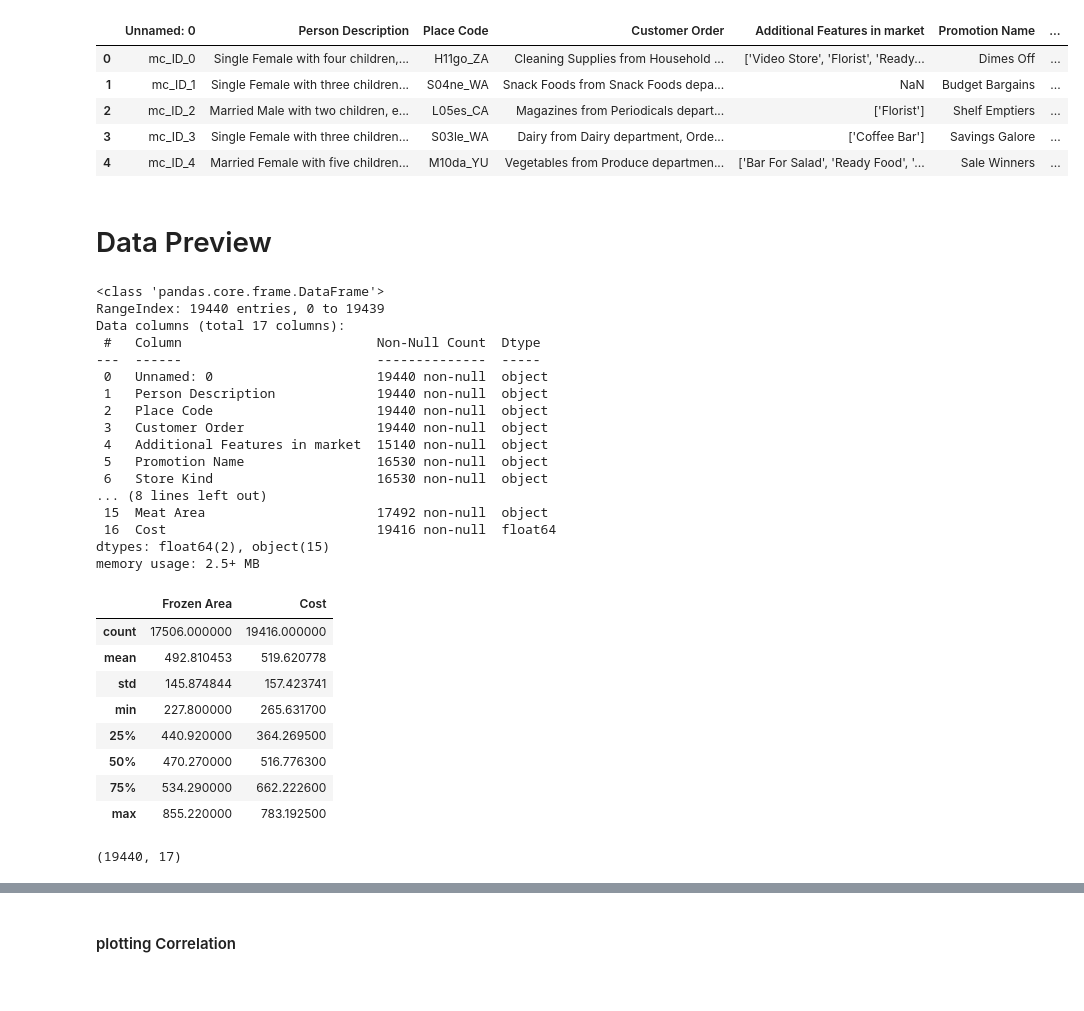
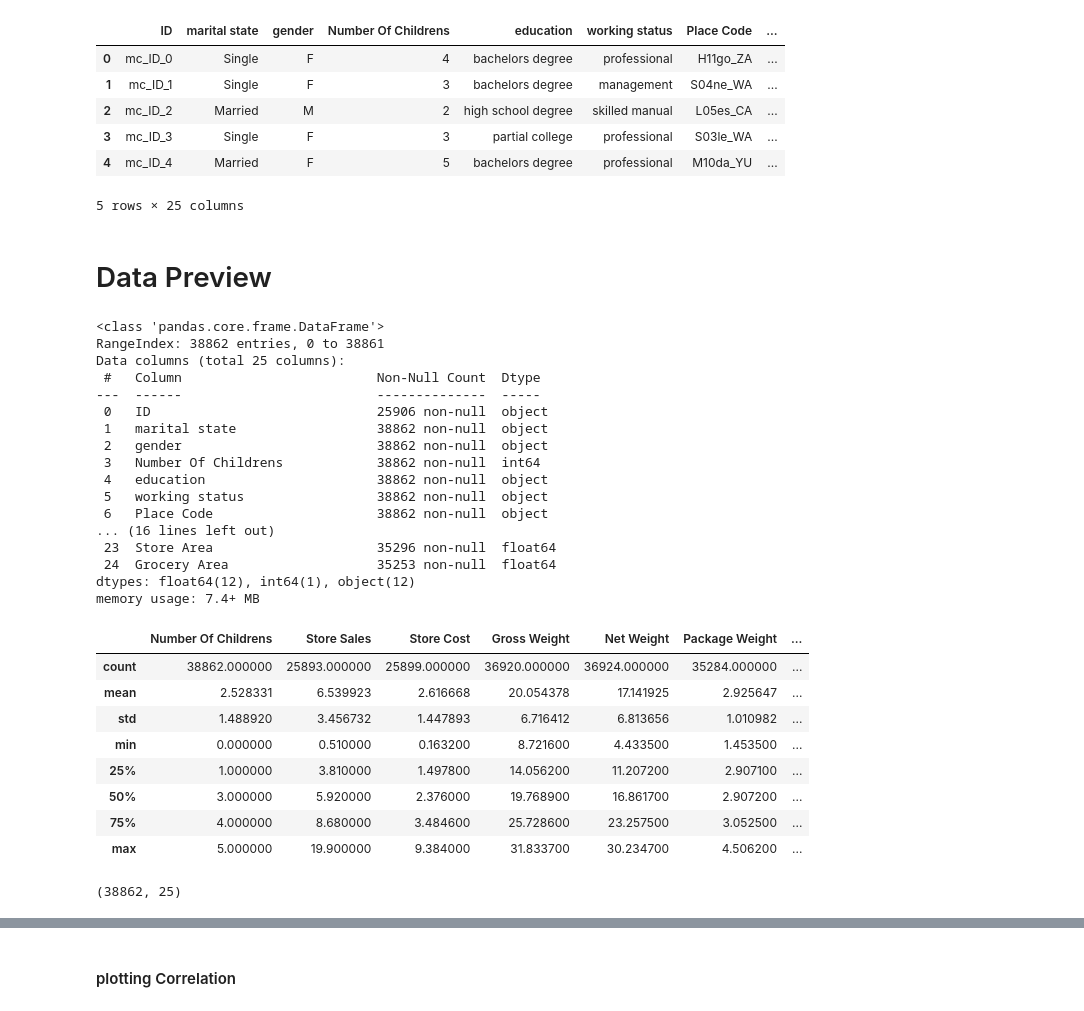
Before and after one commit to MohamedAziz15/ReggressorCost-Competition, a Jupyter notebook: Cost_Regressor_.ipynb, the cells around one changed output, grey strips where cells are left out. Drawn from its saved outputs; the diff is of its cells as text; code cells hidden in the pictures.

Commit message:
gather three batches

```diff
--- a/Cost_Regressor_.ipynb
+++ b/Cost_Regressor_.ipynb
@@ -3,55 +6,56 @@
 # %%
 import numpy as np
 import pandas as pd
 import matplotlib.pyplot as plt
 import seaborn as sns
 from sklearn.linear_model import LinearRegression
 
-df = pd.read_csv('/content/drive/MyDrive/Colab Notebooks/IEEE Competition/Train_Batch_1.csv',sep=",",encoding="UTF-8")
+df = pd.read_csv('/content/drive/MyDrive/Colab Notebooks/IEEE Competition/AllBatches.csv',sep=",",encoding="UTF-8")
 
 df.head()
 # %% [output]
-|  | Unnamed: 0 | Person Description | Place Code | Customer Order | Additional Features in market | Promotion Name | ... |
-| 0 | mc_ID_0 | Single Female with four children,... | H11go_ZA | Cleaning Supplies from Household ... | ['Video Store', 'Florist', 'Ready... | Dimes Off | ... |
-| 1 | mc_ID_1 | Single Female with three children... | S04ne_WA | Snack Foods from Snack Foods depa... | NaN | Budget Bargains | ... |
-| 2 | mc_ID_2 | Married Male with two children, e... | L05es_CA | Magazines from Periodicals depart... | ['Florist'] | Shelf Emptiers | ... |
-| 3 | mc_ID_3 | Single Female with three children... | S03le_WA | Dairy from Dairy department, Orde... | ['Coffee Bar'] | Savings Galore | ... |
-| 4 | mc_ID_4 | Married Female with five children... | M10da_YU | Vegetables from Produce departmen... | ['Bar For Salad', 'Ready Food', '... | Sale Winners | ... |
+|  | ID | marital state | gender | Number Of Childrens | education | working status | Place Code | ... |
+| 0 | mc_ID_0 | Single | F | 4 | bachelors degree | professional | H11go_ZA | ... |
+| 1 | mc_ID_1 | Single | F | 3 | bachelors degree | management | S04ne_WA | ... |
+| 2 | mc_ID_2 | Married | M | 2 | high school degree | skilled manual | L05es_CA | ... |
+| 3 | mc_ID_3 | Single | F | 3 | partial college | professional | S03le_WA | ... |
+| 4 | mc_ID_4 | Married | F | 5 | bachelors degree | professional | M10da_YU | ... |
+5 rows × 25 columns
 # %% [markdown]
 # Data Preview
 # %%
 df.info()
 # %% [output]
 <class 'pandas.core.frame.DataFrame'>
-RangeIndex: 19440 entries, 0 to 19439
-Data columns (total 17 columns):
+RangeIndex: 38862 entries, 0 to 38861
+Data columns (total 25 columns):
  #   Column                         Non-Null Count  Dtype
 ---  ------                         --------------  -----
- 0   Unnamed: 0                     19440 non-null  object
- 1   Person Description             19440 non-null  object
- 2   Place Code                     19440 non-null  object
- 3   Customer Order                 19440 non-null  object
- 4   Additional Features in market  15140 non-null  object
- 5   Promotion Name                 16530 non-null  object
- 6   Store Kind                     16530 non-null  object
-... (8 lines left out)
- 15  Meat Area                      17492 non-null  object
- 16  Cost                           19416 non-null  float64
-dtypes: float64(2), object(15)
-memory usage: 2.5+ MB
+ 0   ID                             25906 non-null  object
+ 1   marital state                  38862 non-null  object
+ 2   gender                         38862 non-null  object
+ 3   Number Of Childrens            38862 non-null  int64
+ 4   education                      38862 non-null  object
+ 5   working status                 38862 non-null  object
+ 6   Place Code                     38862 non-null  object
+... (16 lines left out)
+ 23  Store Area                     35296 non-null  float64
+ 24  Grocery Area                   35253 non-null  float64
+dtypes: float64(12), int64(1), object(12)
+memory usage: 7.4+ MB
 # %%
 df.describe()
 # %% [output]
-|  | Frozen Area | Cost |
-| count | 17506.000000 | 19416.000000 |
-| mean | 492.810453 | 519.620778 |
-| std | 145.874844 | 157.423741 |
-| min | 227.800000 | 265.631700 |
-| 25% | 440.920000 | 364.269500 |
-| 50% | 470.270000 | 516.776300 |
-| 75% | 534.290000 | 662.222600 |
-| max | 855.220000 | 783.192500 |
+|  | Number Of Childrens | Store Sales | Store Cost | Gross Weight | Net Weight | Package Weight | ... |
+| count | 38862.000000 | 25893.000000 | 25899.000000 | 36920.000000 | 36924.000000 | 35284.000000 | ... |
+| mean | 2.528331 | 6.539923 | 2.616668 | 20.054378 | 17.141925 | 2.925647 | ... |
+| std | 1.488920 | 3.456732 | 1.447893 | 6.716412 | 6.813656 | 1.010982 | ... |
+| min | 0.000000 | 0.510000 | 0.163200 | 8.721600 | 4.433500 | 1.453500 | ... |
+| 25% | 1.000000 | 3.810000 | 1.497800 | 14.056200 | 11.207200 | 2.907100 | ... |
+| 50% | 3.000000 | 5.920000 | 2.376000 | 19.768900 | 16.861700 | 2.907200 | ... |
+| 75% | 4.000000 | 8.680000 | 3.484600 | 25.728600 | 23.257500 | 3.052500 | ... |
+| max | 5.000000 | 19.900000 | 9.384000 | 31.833700 | 30.234700 | 4.506200 | ... |
 # %%
 df.shape
 # %% [output]
-(19440, 17)
+(38862, 25)
```
Also changed, not shown: parts of 32 cells of this notebook.
